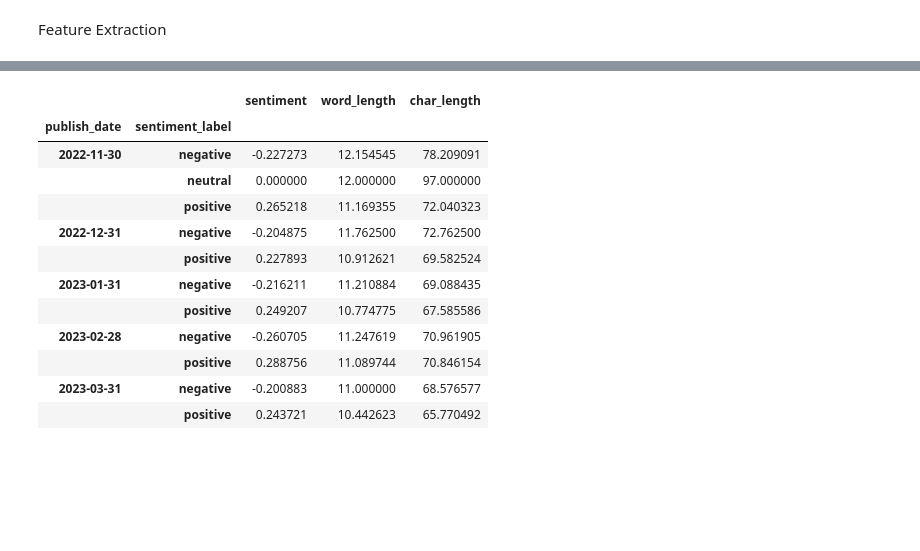
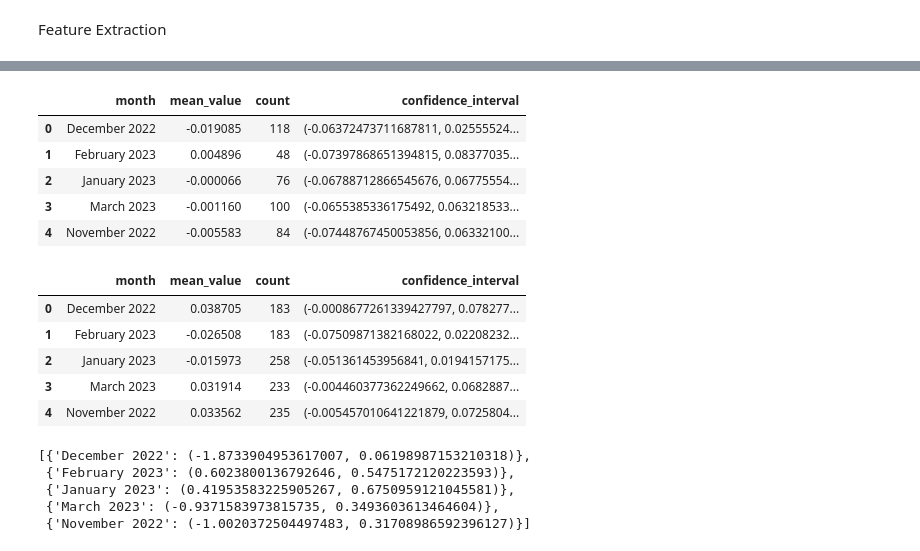
Before and after one commit to kebeneleben/MScDA-CA2, a Jupyter notebook: EDA.ipynb, the cells around one changed output, grey strips where cells are left out. Saved outputs shown, nothing was run; the diff lists cells and outputs as text; code cells hidden in the pictures; blank space fills up the shorter version.

```diff
--- a/EDA.ipynb
+++ b/EDA.ipynb
@@ -126,6 +125,8 @@ irelandNewsDF['sentiment_label'] = irelandNewsDF['sentiment'].apply(utils.set_se
 # %%
 irelandNewsDF['word_length'] = irelandNewsDF['title'].apply(utils.count_words)
 irelandNewsDF['char_length'] = irelandNewsDF['title'].str.len()
+# %%
+irelandNewsDF["month"] = irelandNewsDF["publish_date"].dt.strftime('%B %Y')
 # %%
 irelandNewsDF.head()
 # %% [output]
@@ -251,17 +277,47 @@ irelandNewsGroupedByMonth
-# %%
-ukNewsGroupedByMonth = ukNewsDF.groupby([pd.Grouper(key="publish_date", freq="M"), "sentiment_label"]).mean()
-ukNewsGroupedByMonth
-# %% [output]
-|  |  | sentiment | word_length | char_length |
-| publish_date | sentiment_label |  |  |  |
-| 2022-11-30 | negative | -0.227273 | 12.154545 | 78.209091 |
-|  | neutral | 0.000000 | 12.000000 | 97.000000 |
-|  | positive | 0.265218 | 11.169355 | 72.040323 |
-| 2022-12-31 | negative | -0.204875 | 11.762500 | 72.762500 |
-|  | positive | 0.227893 | 10.912621 | 69.582524 |
-| 2023-01-31 | negative | -0.216211 | 11.210884 | 69.088435 |
-|  | positive | 0.249207 | 10.774775 | 67.585586 |
-| 2023-02-28 | negative | -0.260705 | 11.247619 | 70.961905 |
-|  | positive | 0.288756 | 11.089744 | 70.846154 |
-| 2023-03-31 | negative | -0.200883 | 11.000000 | 68.576577 |
-|  | positive | 0.243721 | 10.442623 | 65.770492 |
+# %%
+irelandNewsGroupedByMonth = irelandNewsDF.groupby(irelandNewsDF["month"]).agg(
+    mean_value=("sentiment", "mean"),
+    count=("sentiment", "count"),
+    confidence_interval=("sentiment", lambda x: stats.t.interval(0.95, len(x)-1, loc=np.mean(x), scale=stats.sem(x)))
+)
+irelandNewsGroupedByMonth.reset_index(inplace=True)
+irelandNewsGroupedByMonth
+# %% [output]
+|  | month | mean_value | count | confidence_interval |
+| 0 | December 2022 | -0.019085 | 118 | (-0.06372473711687811, 0.02555524... |
+| 1 | February 2023 | 0.004896 | 48 | (-0.07397868651394815, 0.08377035... |
+| 2 | January 2023 | -0.000066 | 76 | (-0.06788712866545676, 0.06775554... |
+| 3 | March 2023 | -0.001160 | 100 | (-0.0655385336175492, 0.063218533... |
+| 4 | November 2022 | -0.005583 | 84 | (-0.07448767450053856, 0.06332100... |
+# %%
+ukNewsGroupedByMonth = ukNewsDF.groupby(ukNewsDF["month"]).agg(
+    mean_value=("sentiment", "mean"),
+    count=("sentiment", "count"),
+    confidence_interval=("sentiment", lambda x: stats.t.interval(0.95, len(x)-1, loc=np.mean(x), scale=stats.sem(x)))
+)
+ukNewsGroupedByMonth.reset_index(inplace=True)
+ukNewsGroupedByMonth
+# %% [output]
+|  | month | mean_value | count | confidence_interval |
+| 0 | December 2022 | 0.038705 | 183 | (-0.0008677261339427797, 0.078277... |
+| 1 | February 2023 | -0.026508 | 183 | (-0.07509871382168022, 0.02208232... |
+| 2 | January 2023 | -0.015973 | 258 | (-0.051361453956841, 0.0194157175... |
+| 3 | March 2023 | 0.031914 | 233 | (-0.004460377362249662, 0.0682887... |
+| 4 | November 2022 | 0.033562 | 235 | (-0.005457010641221879, 0.0725804... |
+# %%
+t_test_results = []
+
+for row1, row2 in zip(ukNewsGroupedByMonth.itertuples(index=False), irelandNewsGroupedByMonth.itertuples(index=False)):
+    month = row1.month
+    t_statistic, p_value = stats.ttest_ind(irelandNewsDF[irelandNewsDF["month"] == month]["sentiment"], ukNewsDF[ukNewsDF["month"] == month]["sentiment"])
+    tempDict = {}
+    tempDict[month] = (t_statistic, p_value)
+    t_test_results.append(tempDict)
+
+t_test_results
+# %% [output]
+[{'December 2022': (-1.8733904953617007, 0.06198987153210318)},
+ {'February 2023': (0.6023800136792646, 0.5475172120223593)},
+ {'January 2023': (0.41953583225905267, 0.6750959121045581)},
+ {'March 2023': (-0.9371583973815735, 0.3493603613464604)},
+ {'November 2022': (-1.0020372504497483, 0.31708986592396127)}]
```
Also changed, not shown: parts of 7 cells of this notebook.
